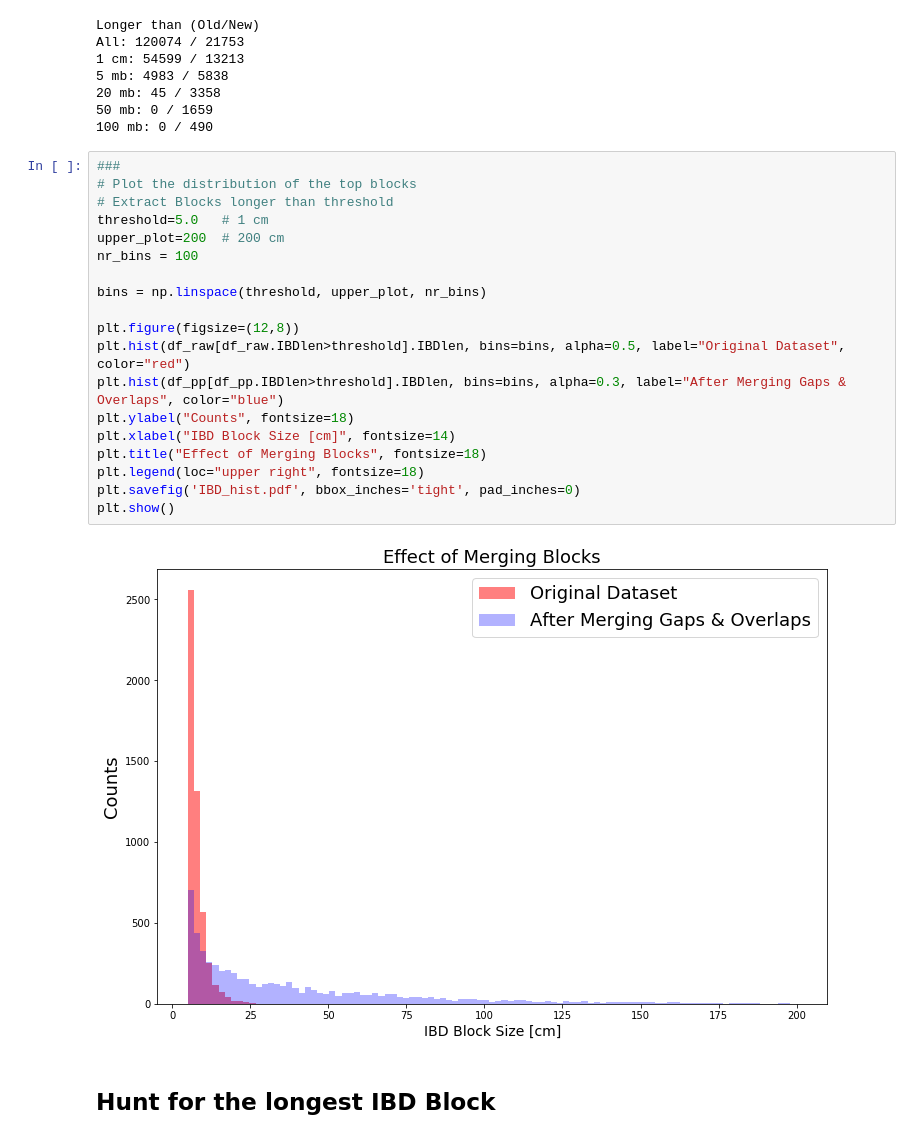
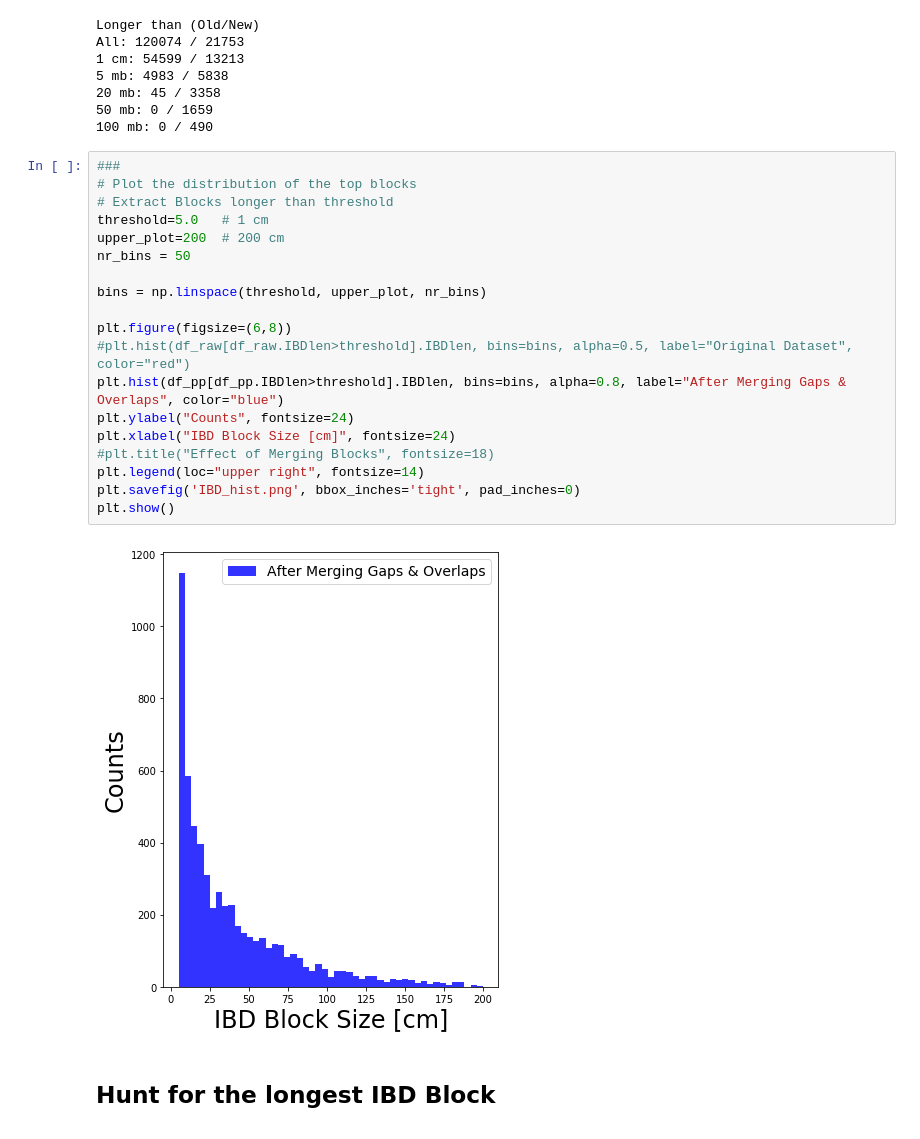
Before and after one commit to hringbauer/Boechera_Analysis, a Jupyter notebook: BlockMergeScript/BeforeAfterMerging.ipynb, the cells around one changed output. Cells and saved outputs as stored; diff of their text form.

```diff
--- a/BlockMergeScript/BeforeAfterMerging.ipynb
+++ b/BlockMergeScript/BeforeAfterMerging.ipynb
@@ -44,24 +44,24 @@ All: 120074 / 21753
 # %%
 ###
 # Plot the distribution of the top blocks
 # Extract Blocks longer than threshold
 threshold=5.0   # 1 cm
 upper_plot=200  # 200 cm
-nr_bins = 100
+nr_bins = 50
 
 bins = np.linspace(threshold, upper_plot, nr_bins)
 
-plt.figure(figsize=(12,8))
-plt.hist(df_raw[df_raw.IBDlen>threshold].IBDlen, bins=bins, alpha=0.5, label="Original Dataset", color="red")
-plt.hist(df_pp[df_pp.IBDlen>threshold].IBDlen, bins=bins, alpha=0.3, label="After Merging Gaps & Overlaps", color="blue")
-plt.ylabel("Counts", fontsize=18)
-plt.xlabel("IBD Block Size [cm]", fontsize=14)
-plt.title("Effect of Merging Blocks", fontsize=18)
-plt.legend(loc="upper right", fontsize=18)
-plt.savefig('IBD_hist.pdf', bbox_inches='tight', pad_inches=0)
+plt.figure(figsize=(6,8))
+#plt.hist(df_raw[df_raw.IBDlen>threshold].IBDlen, bins=bins, alpha=0.5, label="Original Dataset", color="red")
+plt.hist(df_pp[df_pp.IBDlen>threshold].IBDlen, bins=bins, alpha=0.8, label="After Merging Gaps & Overlaps", color="blue")
+plt.ylabel("Counts", fontsize=24)
+plt.xlabel("IBD Block Size [cm]", fontsize=24)
+#plt.title("Effect of Merging Blocks", fontsize=18)
+plt.legend(loc="upper right", fontsize=14)
+plt.savefig('IBD_hist.png', bbox_inches='tight', pad_inches=0)
 plt.show()
 # %% [output]
-[figure, old version]
+[figure, new version]
 # %% [markdown]
 ## Hunt for the longest IBD Block
 # %%
```
Also changed, not shown: parts of 1 cell of this notebook, 7 other files.
